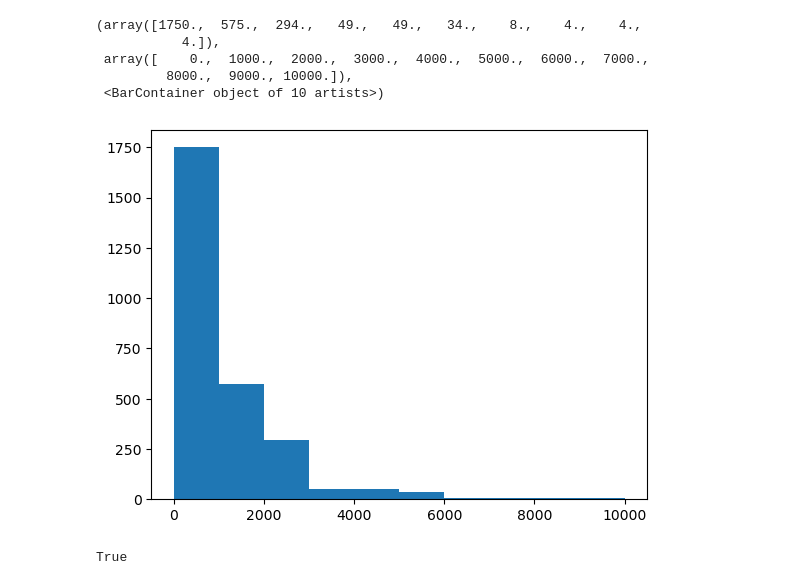
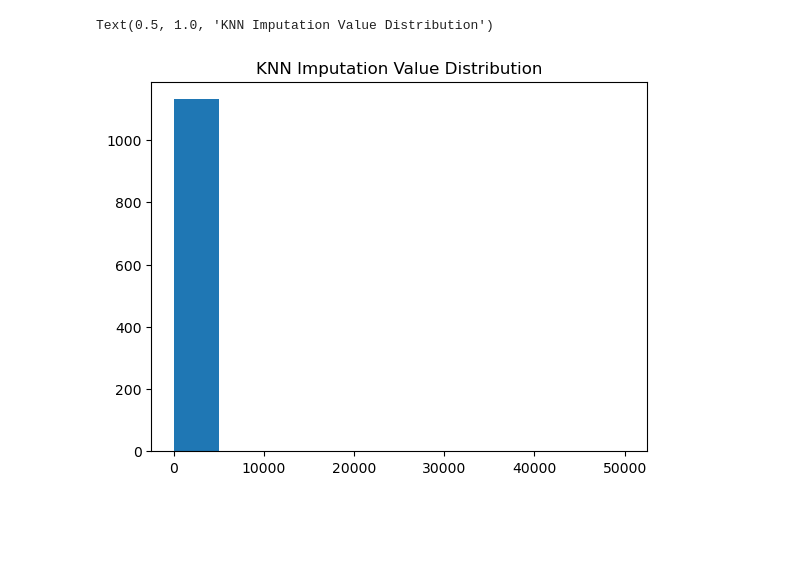
Before and after one commit to benmagevney/Stat390-Project, a Jupyter notebook: data_preparation/build_multivariate_data.ipynb, the cells around one changed output. Cells and saved outputs as stored; diff of their text form; code cells hidden in the pictures; blank space fills up the shorter version.

```diff
--- a/data_preparation/build_multivariate_data.ipynb
+++ b/data_preparation/build_multivariate_data.ipynb
@@ -36,4 +60,10 @@ data_all.to_csv('covid_data1.csv')
 data_all = pd.read_csv('/Users/RJS/Desktop/STAT 390/Stat390-Project/data/covid_data1.csv')
 data_all['region'] = data_all['location_key'].apply(division_aggregation)
 data_all = data_all[data_all.columns[(data_all.isna().sum()/len(data_all) <= 0.1).values]]
+# %%
+y_data = data_all[['location_key', 'date', 'new_confirmed', 'region']]
+x_data = data_all.drop(columns = ['location_key', 'date', 'new_confirmed'])
+xddum = pd.get_dummies(x_data)
+scaler = StandardScaler()
+scaledx = scaler.fit_transform(xddum)
 # %%
@@ -44,5 +74,5 @@ imputed_datanum = pd.DataFrame(imputedvals, columns = datanum.columns)
 # %%
-datanum = data_all.select_dtypes(include = [np.number]).copy()
-knn = KNNImputer(n_neighbors = 50)
-imputedvals = knn.fit_transform(datanum)
-knn_datanum = pd.DataFrame(imputedvals, columns = datanum.columns)
+datanum = scaledx.copy()
+knn = KNNImputer(n_neighbors = 150)
+imputedvals2 = knn.fit_transform(datanum)
+knn_datanum = pd.DataFrame(imputedvals2, columns = xddum.columns)
@@ -91,12 +95,9 @@ plt.hist(imputed_datanum[data_all.isna().any(axis = 1)].new_persons_fully_vaccin
 # %%
-plt.hist(knn_datanum[data_all.isna().any(axis = 1)].new_persons_fully_vaccinated_janssen, range = (0, 10000))
+plt.hist(knn_datanum[data_all.isna().any(axis = 1)].new_persons_fully_vaccinated_moderna, range = (0, 50000))
+plt.title('KNN Imputation Value Distribution')
 # %% [output]
-(array([1750.,  575.,  294.,   49.,   49.,   34.,    8.,    4.,    4.,
-           4.]),
- array([    0.,  1000.,  2000.,  3000.,  4000.,  5000.,  6000.,  7000.,
-         8000.,  9000., 10000.]),
- <BarContainer object of 10 artists>)
+Text(0.5, 1.0, 'KNN Imputation Value Distribution')
-[figure, old version]
+[figure, new version]
 # %%
 # missingmask = data_all.select_dtypes(include = [np.number]).isna()
 # data_all.select_dtypes(include = [np.number])[missingmask] = knn_datanum[missingmask]
@@ -106,10 +107,6 @@ for i in data_all.columns[3:-1]:
     for j in range(0, data_all.shape[0]):
         if np.isnan(data_all.loc[j, i]):
             data_all.loc[j, i] = knn_datanum.loc[j, i]
-# %%
-data_all.equals(datacopy2)
-# %% [output]
-True
 # %%
 numofstates = {
     "New England": 6,
```
Also changed, not shown: parts of 15 cells of this notebook, 3 other files.
